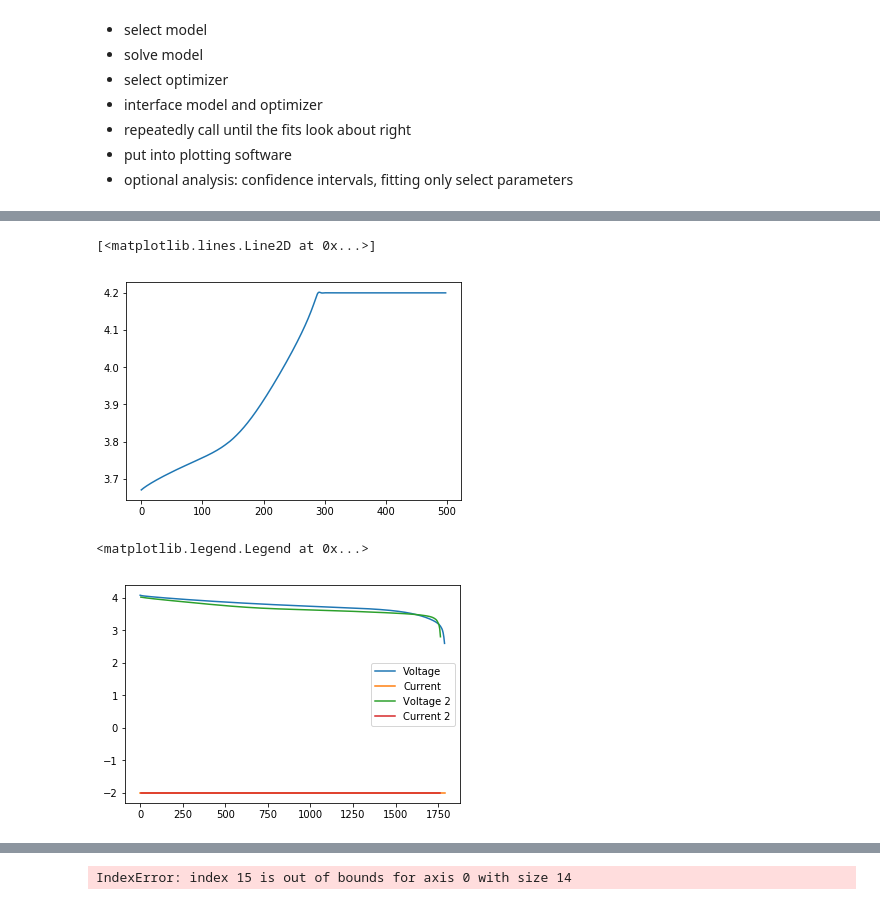
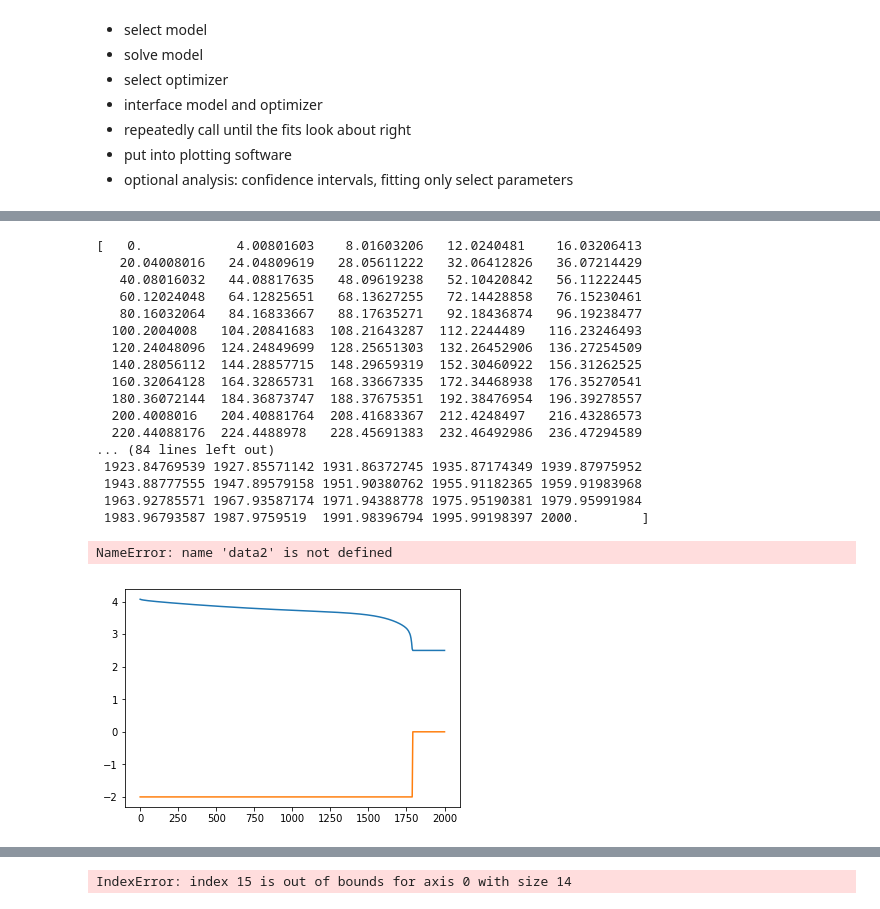
Before and after one commit to nealde/Ampere, a Jupyter notebook: Batt500_demo.ipynb, the cells around one changed output, grey strips where cells are left out. Cells and saved outputs as stored; diff of their text form; code cells hidden in the pictures.

```diff
--- a/Batt500_demo.ipynb
+++ b/Batt500_demo.ipynb
@@ -116,7 +177,8 @@ a = spm1.discharge(current=10)
 * put into plotting software
 * optional analysis: confidence intervals, fitting only select parameters
 # %%
-from battery import PseudoTwoDimFD
+from ampere import PseudoTwoDimFD
 
-# p2d1 = PseudoTwoDimFD()
-# data2 = p2d1.discharge(current=2.0, trim=True)
+p2d1 = PseudoTwoDimFD()
+data2 = p2d1.discharge(current=2.0, trim=True)
+print(data2)
@@ -158,26 +228,43 @@ plt.plot(cycle_101[0], cycle_101[1])
 # %%
 # plt.plot(data3[1])
+a = data
+print(a[2])
 # %% [output]
-[<matplotlib.lines.Line2D at 0x...>]
+[   0.            4.00801603    8.01603206   12.0240481    16.03206413
+   20.04008016   24.04809619   28.05611222   32.06412826   36.07214429
+   40.08016032   44.08817635   48.09619238   52.10420842   56.11222445
+   60.12024048   64.12825651   68.13627255   72.14428858   76.15230461
+   80.16032064   84.16833667   88.17635271   92.18436874   96.19238477
+  100.2004008   104.20841683  108.21643287  112.2244489   116.23246493
+  120.24048096  124.24849699  128.25651303  132.26452906  136.27254509
+  140.28056112  144.28857715  148.29659319  152.30460922  156.31262525
+  160.32064128  164.32865731  168.33667335  172.34468938  176.35270541
+  180.36072144  184.36873747  188.37675351  192.38476954  196.39278557
+  200.4008016   204.40881764  208.41683367  212.4248497   216.43286573
+  220.44088176  224.4488978   228.45691383  232.46492986  236.47294589
+... (84 lines left out)
+ 1923.84769539 1927.85571142 1931.86372745 1935.87174349 1939.87975952
+ 1943.88777555 1947.89579158 1951.90380762 1955.91182365 1959.91983968
+ 1963.92785571 1967.93587174 1971.94388778 1975.95190381 1979.95991984
+ 1983.96793587 1987.9759519  1991.98396794 1995.99198397 2000.        ]
-[figure, removed]
 # %%
 import time
 st = time.time()
 # for i in range(500):
-data = spm1.discharge(current=2.0, trim=True)
-rim=True, from_current_state=True)
+data = spm1.discharge(current=2.0)
+# rim=True, from_current_state=True)
 # print((time.time()-st)/500)
 plt.plot(data[0], data[1], label = 'Voltage')
 plt.plot(data[0], data[2], label = 'Current')
 
 # plt.plot(data2[0], data2[1], label = 'Voltage 2')
 # plt.plot(data2[0], data2[2], label = 'Current 2')
 
 plt.plot(data2[0], data2[1], label = 'Voltage 2')
 plt.plot(data2[0], data2[2], label = 'Current 2')
 
 
 plt.legend()
 # %% [output]
-<matplotlib.legend.Legend at 0x...>
+NameError: name 'data2' is not defined
-[figure, old version]
+[figure, new version]
```
Also changed, not shown: parts of 9 cells of this notebook, 9 other files.
